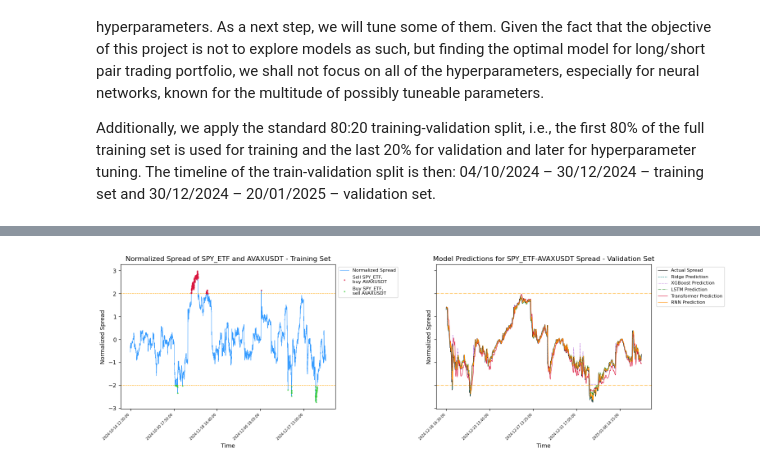
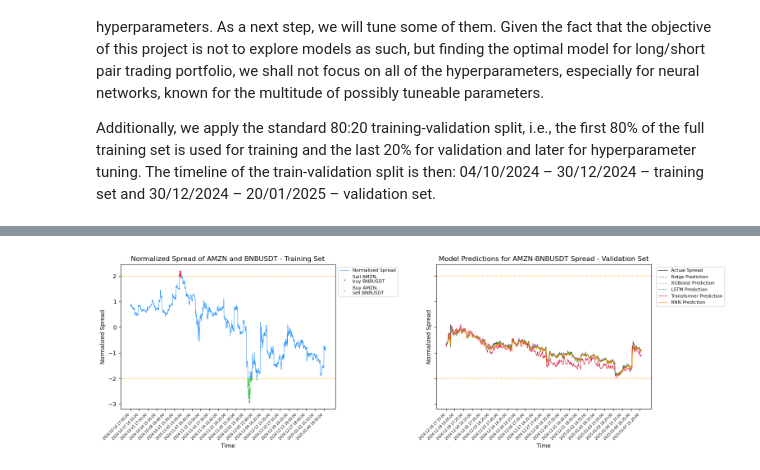
Before and after one commit to nite4/mscfe-masters-project, a Jupyter notebook: src/modeling.ipynb, the cells around one changed output, grey strips where cells are left out. Drawn from its saved outputs; the diff is of its cells as text; code cells hidden in the pictures.

Commit message:
Included full set of features.

```diff
--- a/src/modeling.ipynb
+++ b/src/modeling.ipynb
@@ -35,12 +29,10 @@ Note: You have installed the 'manylinux2014' variant of XGBoost. Certain feature
 # %%
-from io import StringIO
+# Define S3 bucket and file path
+bucket_name = 'mscfe-capstone-project-bucket'
+file_key = 'filtered_data.csv'
 
-# # Define S3 bucket and file path
-# bucket_name = 'mscfe-capstone-project-bucket'
-# file_key = 'filtered_data.csv'
-
-# # Initialize S3 client
-# s3 = boto3.client('s3')
+# Initialize S3 client
+s3 = boto3.client('s3')
 
 # # Read the CSV file from S3
 # obj = s3.get_object(Bucket=bucket_name, Key=file_key)
@@ -218,24 +226,60 @@ Additionally, we apply the standard 80:20 training-validation split, i.e., the f
 # %%
 untuned_performance = []
+scalers = []
 validation_dfs = pd.DataFrame()
 s = 2.0
 
-for p in pairs[0]:
+# Define configuration for Technical Analysis feature engineering
+config = {
+    'ema': [8, 21, 55],
+    'macd': {
+        'fast': 12,
+        'slow': 26,
+        'signal': 9,
+    },
+    'rsi': [14],
+    'bb': {
+        'timeperiod': 20,
+        'nbdevup': 2,
+        'nbdevdn': 2,
+    },
+    'atr': {
+        'timeperiod': 14,
+    },
+    'stoch': {
+        'fastk_period': 14,
+        'slowk_period': 3,
+        'slowd_period': 3,
+    },
+    'cci': {
+        'timeperiod': 20,
+    },
+    'willr': {
+        'timeperiod': 14,
+    },
+}
+
+for p in pairs:
     tickerX, tickerY = p.split(' ')
-    spread_df = process_pairs_series(tickerX, tickerY, df=df_full)
-    spread_df.loc[:, 'Spread'] = spread_df[tickerX] - spread_df[tickerY]
-    # Normalize spread
-    spread_df.loc[:, 'NormalizedSpread'] = ((spread_df['Spread'] - spread_df['Spread'].mean())
-                                            / spread_df['Spread'].std())
+    spread_df = create_features(tickerX, tickerY,
+                                df_full[df_full['Symbol']==tickerX],
+                                df_full[df_full['Symbol']==tickerY],
+                                config=config,
+                                dropna=True)
+    spread_df, scaler = normalize_features(spread_df)
+    spread_df = spread_df.rename(columns={'Spread':'NormalizedSpread'})
+    # Save scaler for test set
+    scalers.append({p:scaler})
+
     # Generate trading signals based on spreads
     spread_df.loc[:, 'TradingSignal'] = 'No action'
-    spread_df.loc[spread_df['NormalizedSpread'] < -1*s, 'TradingSignal'] = f'Buy {tickerX}, sell {tickerY}'
+    spread_df.loc[spread_df['NormalizedSpread'] < -1*s, 'TradingSignal']= f'Buy {tickerX}, sell {tickerY}'
     spread_df.loc[spread_df['NormalizedSpread'] > s, 'TradingSignal'] = f'Buy {tickerY}, sell {tickerX}'
 
     # Preview the data
     display(spread_df.head())
-
-    model_df = spread_df[['NormalizedSpread']].copy()  # Added .copy() to avoid warnings
+    # Added .copy() to avoid warnings
+    model_df = spread_df.drop(['TradingSignal'], axis=1).copy()
     # Create 5 lags
     # To be replaced with/extended by Technical Analysis features
     for lag in range(1, 6):
@@ -243,11 +287,16 @@ for p in pairs[0]:
     model_df = model_df.dropna()
 
     # Models with default parameters
-    ridge, ridge_mse, ridge_test_df, ridge_time, ridge_memory = models.ridge_regression(df=model_df, p=p)
-    xgb, xgb_mse, xgb_test_df, xgb_time, xgb_memory = models.xgboost_regression(df=model_df, p=p)
-    lstm, lstm_mse, lstm_test_df, lstm_time, lstm_memory = models.lstm_regression(df=model_df, p=p)
-    rnn, rnn_mse, rnn_test_df, rnn_time, rnn_memory = models.rnn_regression(df=model_df, p=p)
-    trf, trf_mse, trf_test_df, trf_time, trf_memory = models.transformer_regression(df=model_df, p=p)
+    (ridge, ridge_mse, ridge_test_df,
+     ridge_time, ridge_memory) = models.ridge_regression(df=model_df, p=p)
+    (xgb, xgb_mse, xgb_test_df,
+     xgb_time, xgb_memory) = models.xgboost_regression(df=model_df, p=p)
+    (lstm, lstm_mse, lstm_test_df,
+     lstm_time, lstm_memory) = models.lstm_regression(df=model_df, p=p)
+    (rnn, rnn_mse, rnn_test_df,
+     rnn_time, rnn_memory) = models.rnn_regression(df=model_df, p=p)
+    (trf, trf_mse, trf_test_df,
+     trf_time, trf_memory) = models.transformer_regression(df=model_df, p=p)
 
     validation_dfs = pd.concat([validation_dfs,
                                 ridge_test_df,
@@ -283,7 +332,6 @@ for p in pairs[0]:
     plt.show();
     # spread_df.to_csv(f'output/spread_{tickerX}_{tickerY}.csv')
 
-
 untuned_performance_df = pd.DataFrame(untuned_performance).set_index('Pair').T
 display(untuned_performance_df)
 # %% [output]
@@ -322 +373 @@ Transformer MSE: 0.08801743491070642
-[figure, old version]
+[figure, new version]
```
Also changed, not shown: parts of 12 cells of this notebook, 2 other files.
